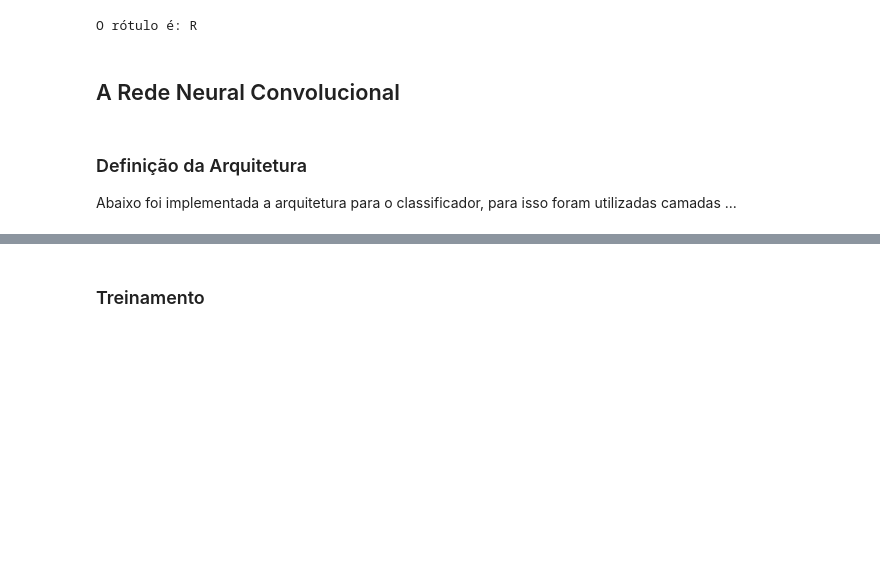
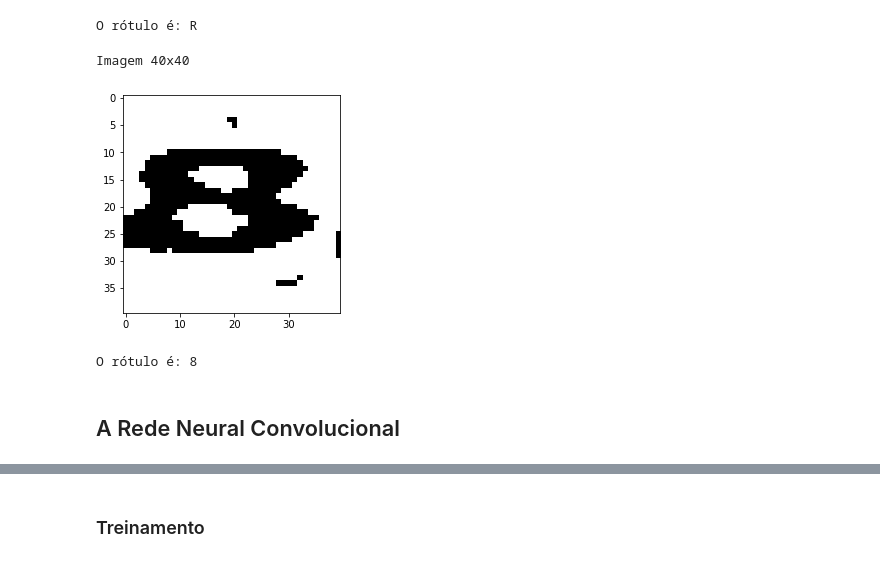
Before and after one commit to RitaRez/captcha-recognizer, a Jupyter notebook: captcha_recognizer_with_graphs.ipynb, the cells around one changed output, grey strips where cells are left out. Drawn from its saved outputs; the diff is of its cells as text; code cells hidden in the pictures; blank space fills up the shorter version.

```diff
--- a/captcha_recognizer_with_graphs.ipynb
+++ b/captcha_recognizer_with_graphs.ipynb
@@ -124,9 +125,18 @@ print("O rótulo é:", int_to_char(y_train[num]))
 Imagem 40x40
 [figure]
 O rótulo é: R
+# %%
+num = 78
+img = (x_train[num]*255)
+
+print("Imagem {}x{}".format(len(img), len(img[0])))
+plt.imshow(img, cmap='gray')
+plt.show()
+
+print("O rótulo é:", int_to_char(y_train[num]))
+# %% [output]
+Imagem 40x40
+[figure, added]
+O rótulo é: 8
 # %% [markdown]
 ## A Rede Neural Convolucional
-# %% [markdown]
-### Definição da Arquitetura
-
-Abaixo foi implementada a arquitetura para o classificador, para isso foram utilizadas camadas ...
```
Also changed, not shown: parts of 16 cells of this notebook.
